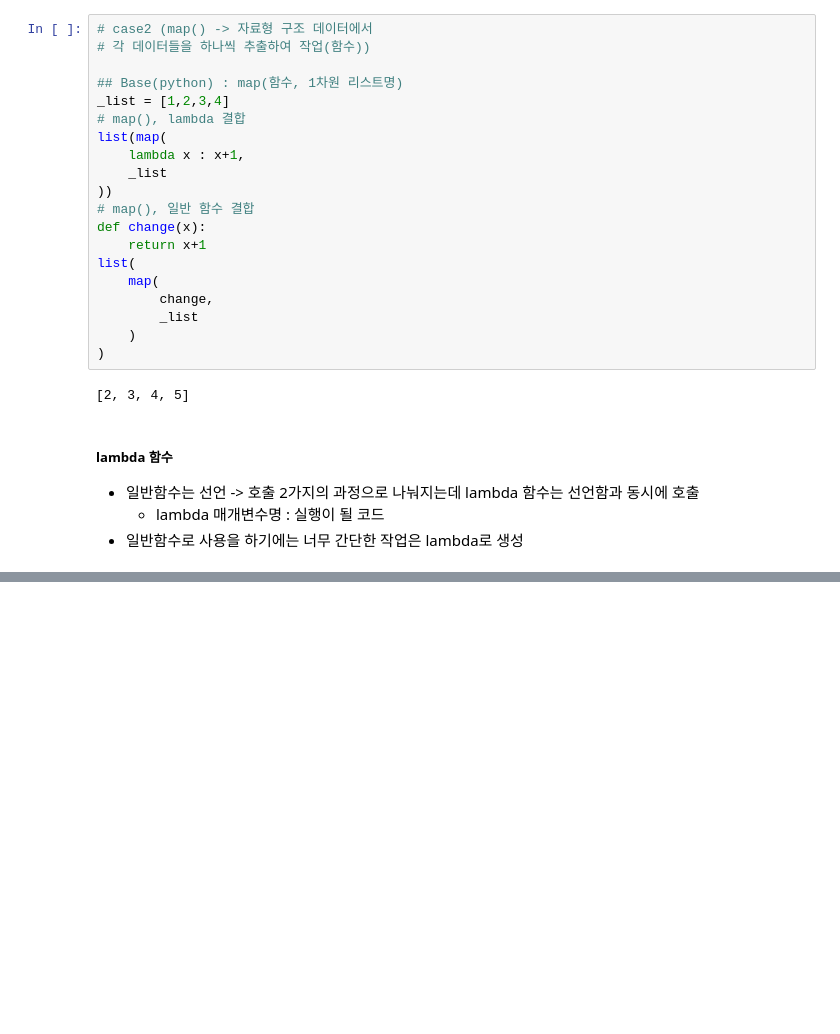
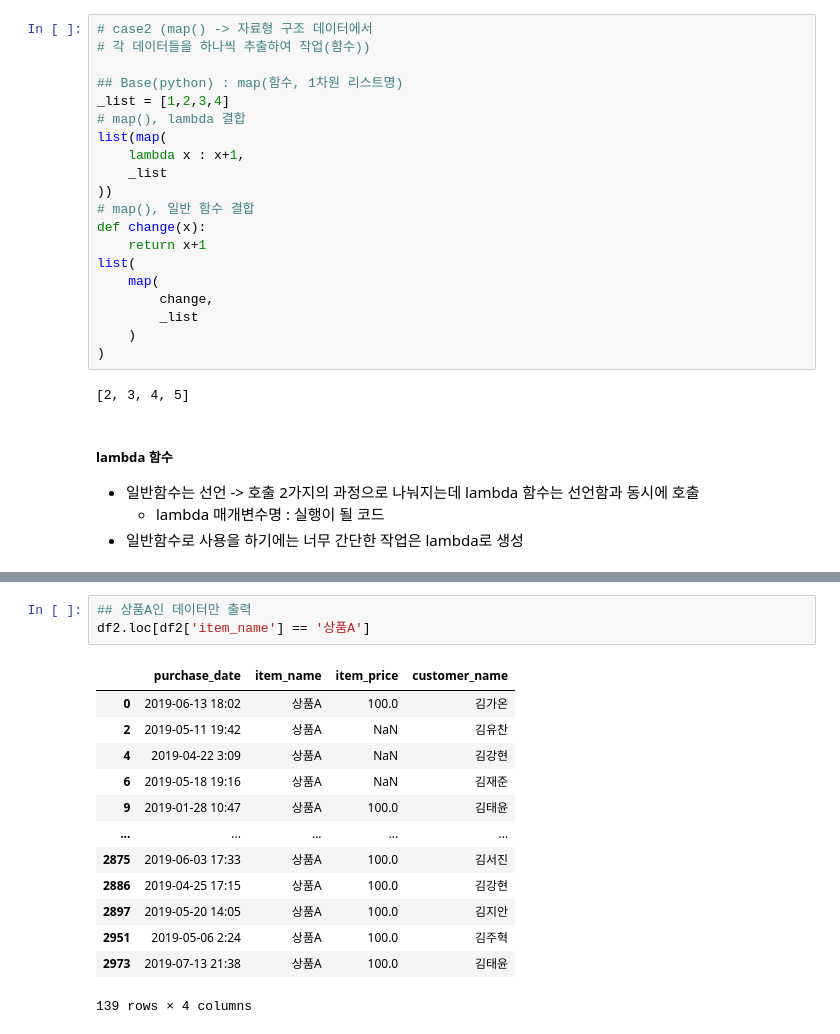
Before and after one commit to kanghiee/ubion, a Jupyter notebook: python/240322/03_uriage.ipynb, the cells around one changed output, grey strips where cells are left out. Cells and saved outputs as stored; diff of their text form; blank space fills up the shorter version.

```diff
--- a/python/240322/03_uriage.ipynb
+++ b/python/240322/03_uriage.ipynb
@@ -74,0 +218,17 @@ lambda 함수는 선언함과 동시에 호출
+# %%
+## 상품A인 데이터만 출력
+df2.loc[df2['item_name'] == '상품A']
+# %% [output]
+|  | purchase_date | item_name | item_price | customer_name |
+| 0 | 2019-06-13 18:02 | 상품A | 100.0 | 김가온 |
+| 2 | 2019-05-11 19:42 | 상품A | NaN | 김유찬 |
+| 4 | 2019-04-22 3:09 | 상품A | NaN | 김강현 |
+| 6 | 2019-05-18 19:16 | 상품A | NaN | 김재준 |
+| 9 | 2019-01-28 10:47 | 상품A | 100.0 | 김태윤 |
+| ... | ... | ... | ... | ... |
+| 2875 | 2019-06-03 17:33 | 상품A | 100.0 | 김서진 |
+| 2886 | 2019-04-25 17:15 | 상품A | 100.0 | 김강현 |
+| 2897 | 2019-05-20 14:05 | 상품A | 100.0 | 김지안 |
+| 2951 | 2019-05-06 2:24 | 상품A | 100.0 | 김주혁 |
+| 2973 | 2019-07-13 21:38 | 상품A | 100.0 | 김태윤 |
+139 rows × 4 columns
```
Also changed, not shown: parts of 36 cells of this notebook, 1 other file.
